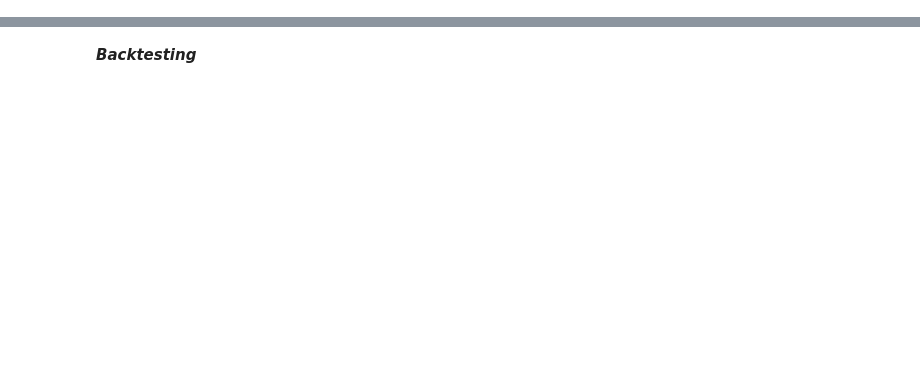
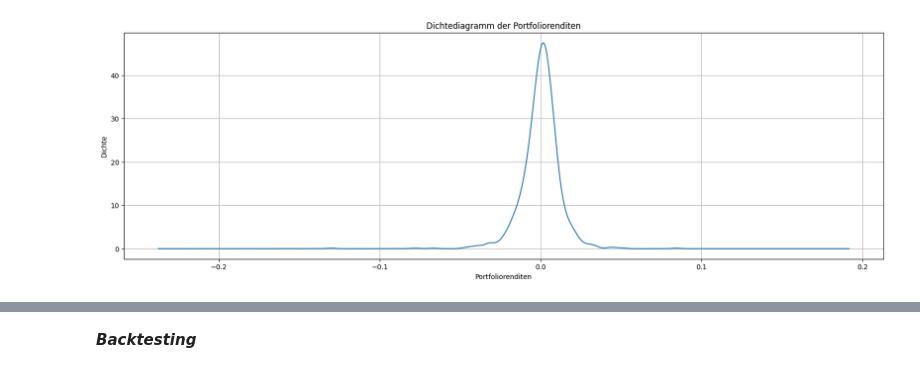
Before and after one commit to minhanhh1/MasterArbeitCode, a Jupyter notebook: SchätzungVaR.ipynb, the cells around one changed output, grey strips where cells are left out. Saved outputs shown, nothing was run; the diff lists cells and outputs as text; code cells hidden in the pictures; blank space fills up the shorter version.

```diff
--- a/SchätzungVaR.ipynb
+++ b/SchätzungVaR.ipynb
@@ -329,0 +86,13 @@ plt.show()
+# %%
+# Drop NA
+returns = returns.dropna()
+#equal weight
+equal_weight = np.array([1/len(returns.columns)] * len(returns.columns))
+#Wähle Gewichte
+weights = equal_weight
+
+#Definiere Sample/Test Set
+sampleSize = len(returns)
+windowSize = 250
+testWindowSize = sampleSize-windowSize
+print(testWindowSize,returns.shape)
@@ -329,0 +124,10 @@ plt.show()
+# %%
+portfolio_returns = returns.dot(weights)
+plt.figure(figsize=(20, 6))
+portfolio_returns.plot(kind='density', title='Dichtediagramm der Portfoliorenditen')
+plt.xlabel('Portfoliorenditen')
+plt.ylabel('Dichte')
+plt.grid(True)
+plt.show()
+# %% [output]
+[figure, added]
```
Also changed, not shown: parts of 55 cells of this notebook, 4 other files.
